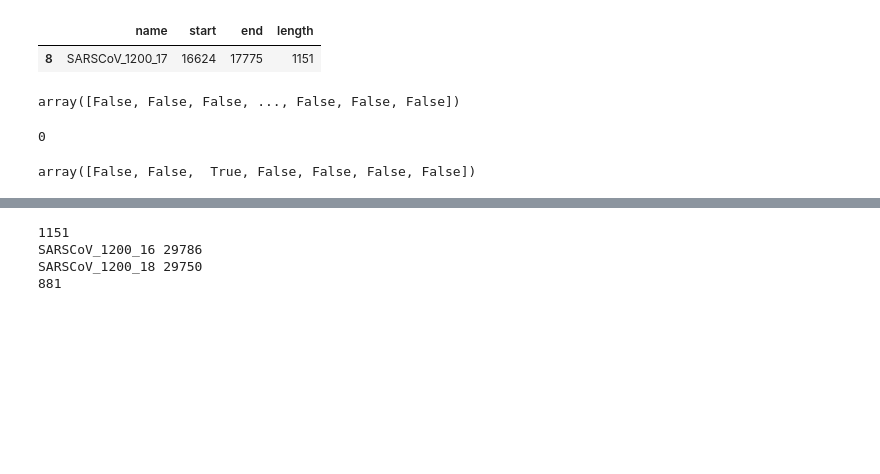
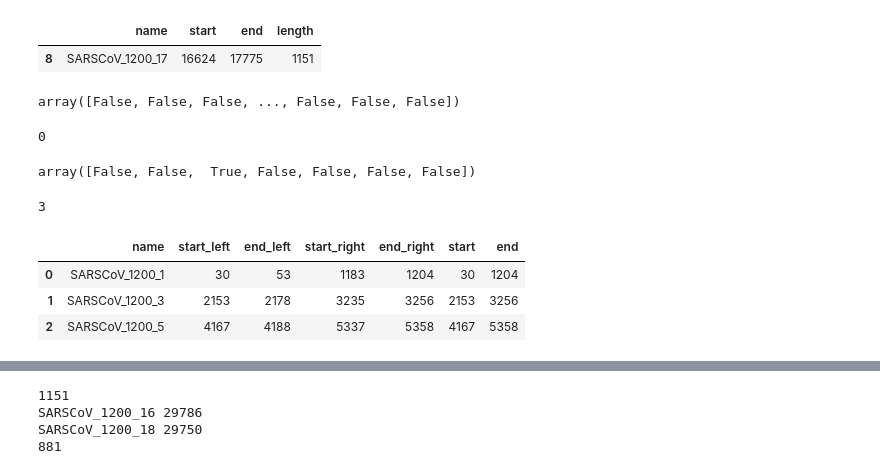
Before and after one commit to GlobalPathogenAnalysisService/gpas-testing, a Jupyter notebook: sandbox-1.ipynb, the cells around one changed output, grey strips where cells are left out. Drawn from its saved outputs; the diff is of its cells as text; code cells hidden in the pictures; blank space fills up the shorter version.

```diff
--- a/sandbox-1.ipynb
+++ b/sandbox-1.ipynb
@@ -60,3 +126,14 @@ b = numpy.array([False, True,  True, False, False, False, False])
 a * b
 # %% [output]
 array([False, False,  True, False, False, False, False])
+# %%
+numpy.random.choice(numpy.array([1,2,3]))
+# %% [output]
+3
+# %%
+amplicons[:3]
+# %% [output]
+|  | name | start_left | end_left | start_right | end_right | start | end |
+| 0 | SARSCoV_1200_1 | 30 | 53 | 1183 | 1204 | 30 | 1204 |
+| 1 | SARSCoV_1200_3 | 2153 | 2178 | 3235 | 3256 | 2153 | 3256 |
+| 2 | SARSCoV_1200_5 | 4167 | 4188 | 5337 | 5358 | 4167 | 5358 |
```
Also changed, not shown: parts of 9 cells of this notebook, 3 other files.
